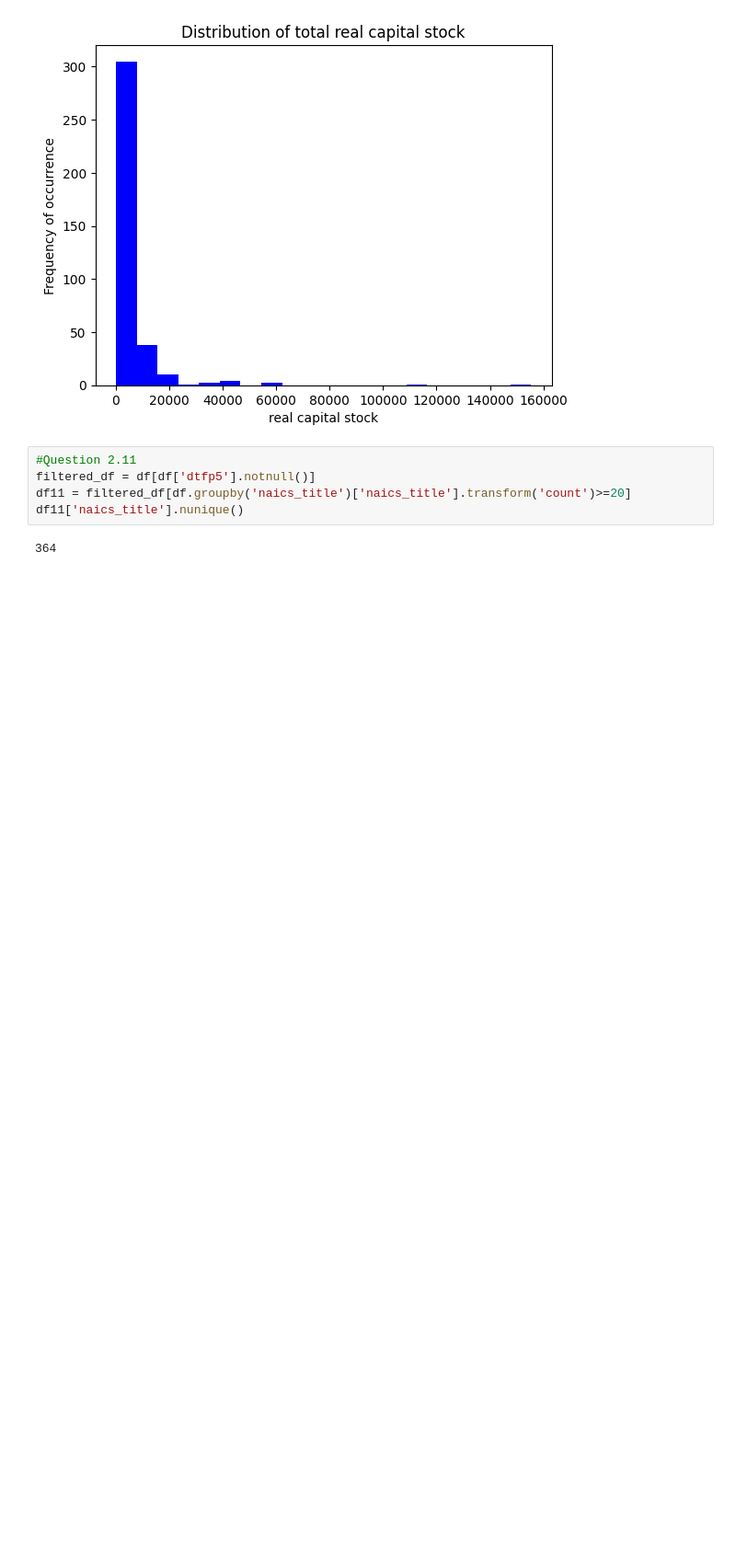
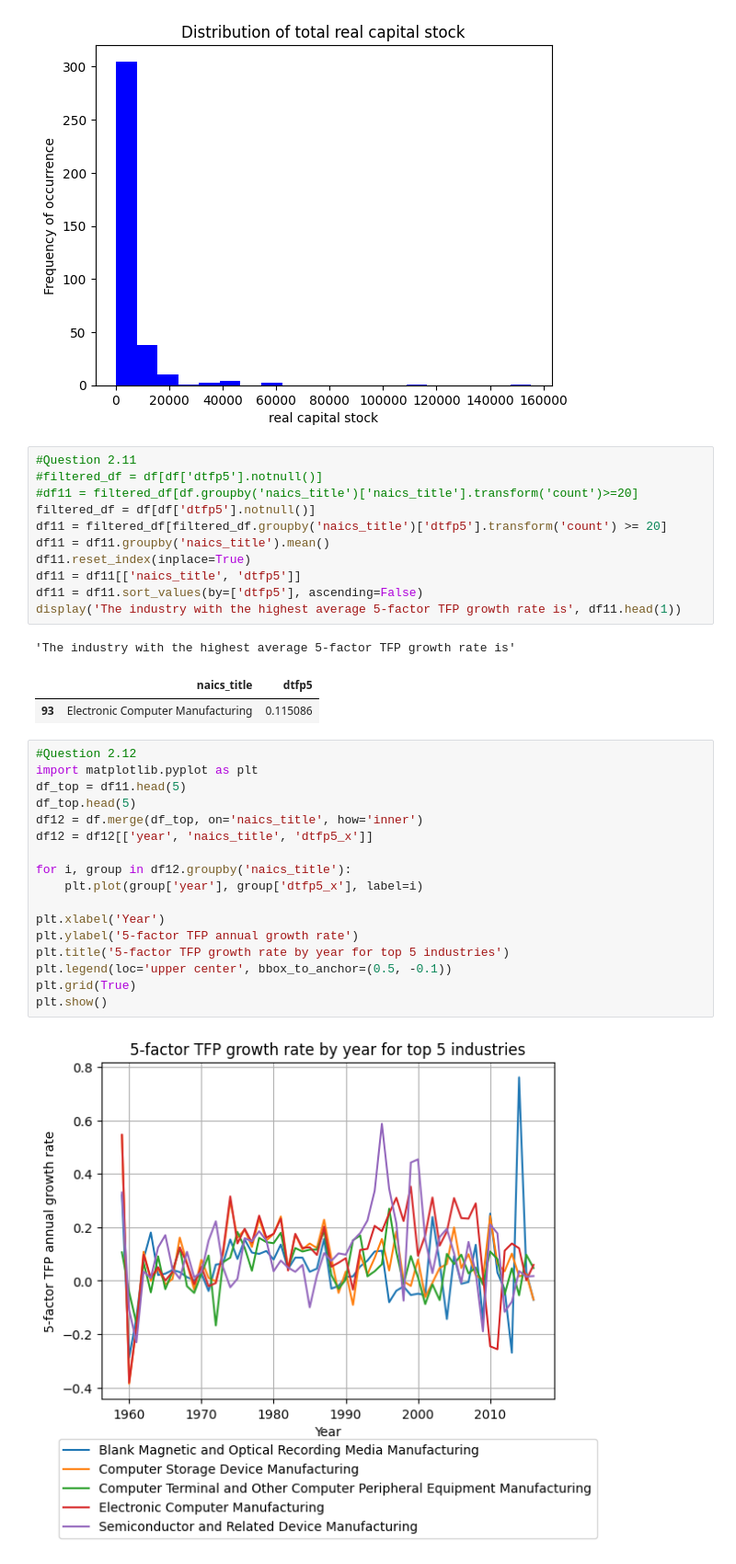
Before and after one commit to DanielKim0208/Data_driven, a Jupyter notebook: midterm/midterm.ipynb, the cells around one changed output. Shown at 92% size. Cells and saved outputs as stored; diff of their text form; blank space fills up the shorter version.

```diff
--- a/midterm/midterm.ipynb
+++ b/midterm/midterm.ipynb
@@ -256,10 +265,37 @@ plt.title('Distribution of total real capital stock')
 # %% [output]
 Text(0.5, 1.0, 'Distribution of total real capital stock')
 [figure]
-# %%
-#Question 2.11
-filtered_df = df[df['dtfp5'].notnull()]
-df11 = filtered_df[df.groupby('naics_title')['naics_title'].transform('count')>=20]
-df11['naics_title'].nunique()
-# %% [output]
-364
+# %%
+#Question 2.11
+#filtered_df = df[df['dtfp5'].notnull()]
+#df11 = filtered_df[df.groupby('naics_title')['naics_title'].transform('count')>=20]
+filtered_df = df[df['dtfp5'].notnull()]
+df11 = filtered_df[filtered_df.groupby('naics_title')['dtfp5'].transform('count') >= 20]
+df11 = df11.groupby('naics_title').mean()
+df11.reset_index(inplace=True)
+df11 = df11[['naics_title', 'dtfp5']]
+df11 = df11.sort_values(by=['dtfp5'], ascending=False)
+display('The industry with the highest average 5-factor TFP growth rate is', df11.head(1))
+# %% [output]
+'The industry with the highest average 5-factor TFP growth rate is'
+|  | naics_title | dtfp5 |
+| 93 | Electronic Computer Manufacturing | 0.115086 |
+# %%
+#Question 2.12
+import matplotlib.pyplot as plt
+df_top = df11.head(5)
+df_top.head(5)
+df12 = df.merge(df_top, on='naics_title', how='inner')
+df12 = df12[['year', 'naics_title', 'dtfp5_x']]
+
+for i, group in df12.groupby('naics_title'):
+    plt.plot(group['year'], group['dtfp5_x'], label=i)
+
+plt.xlabel('Year')
+plt.ylabel('5-factor TFP annual growth rate')
+plt.title('5-factor TFP growth rate by year for top 5 industries')
+plt.legend(loc='upper center', bbox_to_anchor=(0.5, -0.1))
+plt.grid(True)
+plt.show()
+# %% [output]
+[figure, added]
```
Also changed, not shown: parts of 2 cells of this notebook.
